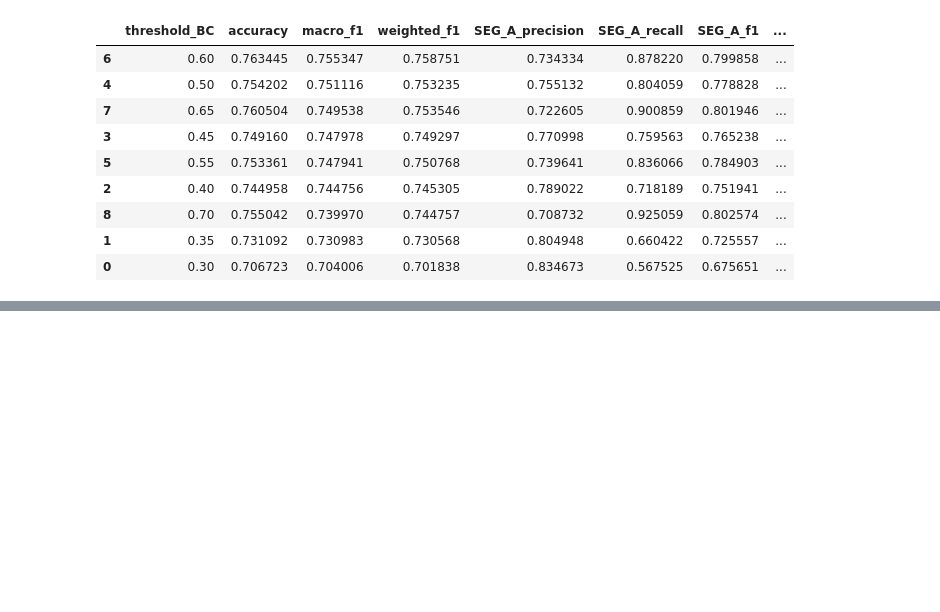
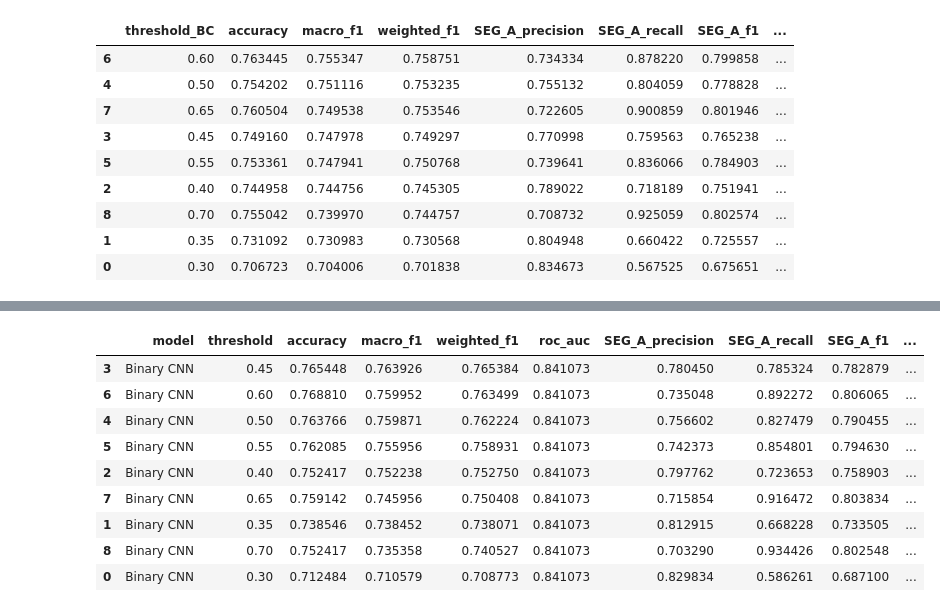
Before and after one commit to david-bazalduaa/Pfizer-segmentation-Ulcerative-Colitis, a Jupyter notebook: Neural network/A_vs_BC_FinalModel.ipynb, the cells around one changed output, grey strips where cells are left out. Cells and saved outputs as stored; diff of their text form; code cells hidden in the pictures; blank space fills up the shorter version.

```diff
--- a/Neural network/A_vs_BC_FinalModel.ipynb
+++ b/Neural network/A_vs_BC_FinalModel.ipynb
@@ -119,3 +119,16 @@ print("Test:", X_test.shape, y_test.shape)
 Train: (7140, 86, 65) (7140,)
 Val: (2379, 86, 65) (2379,)
 Test: (2380, 86, 65) (2380,)
+# %%
+# %%
+X_train_flat = X_train.numpy().reshape(X_train.shape[0], -1)
+X_val_flat = X_val.numpy().reshape(X_val.shape[0], -1)
+X_test_flat = X_test.numpy().reshape(X_test.shape[0], -1)
+
+y_train_np = y_train.numpy()
+y_val_np = y_val.numpy()
+y_test_np = y_test.numpy()
+
+print("X_train_flat:", X_train_flat.shape)
+print("X_val_flat:", X_val_flat.shape)
+print("X_test_flat:", X_test_flat.shape)
@@ -122,3 +175,22 @@ Test: (2380, 86, 65) (2380,)
+# %%
+# %%
+def threshold_search_binary(y_true, y_proba, model_name="Model"):
+    rows = []
+
+    for threshold in np.arange(0.30, 0.71, 0.05):
+        rows.append(
+            evaluate_binary_predictions(
+                y_true=y_true,
+                y_proba=y_proba,
+                threshold=round(float(threshold), 2),
+                model_name=model_name
+            )
+        )
+
+    return pd.DataFrame(rows).sort_values(
+        ["macro_f1", "weighted_f1", "SEG_BC_recall"],
+        ascending=False
+    )
 # %%
 #Check distribution of classes in each split
 def show_distribution(y_tensor, name):
@@ -486,3 +558,16 @@ threshold_df.sort_values("macro_f1", ascending=False)
 | 8 | 0.70 | 0.755042 | 0.739970 | 0.744757 | 0.708732 | 0.925059 | 0.802574 | ... |
 | 1 | 0.35 | 0.731092 | 0.730983 | 0.730568 | 0.804948 | 0.660422 | 0.725557 | ... |
 | 0 | 0.30 | 0.706723 | 0.704006 | 0.701838 | 0.834673 | 0.567525 | 0.675651 | ... |
+# %%
+# %%
+cnn_val_proba = binary_cnn.predict(X_val)[:, 1]
+cnn_test_proba = binary_cnn.predict(X_test)[:, 1]
+
+cnn_thresholds = threshold_search_binary(
+    y_true=y_val_np,
+    y_proba=cnn_val_proba,
+    model_name="Binary CNN"
+)
+
+cnn_thresholds.head(10)
+# %% [output]
@@ -488,0 +576,10 @@ threshold_df.sort_values("macro_f1", ascending=False)
+|  | model | threshold | accuracy | macro_f1 | weighted_f1 | roc_auc | SEG_A_precision | SEG_A_recall | SEG_A_f1 | ... |
+| 3 | Binary CNN | 0.45 | 0.765448 | 0.763926 | 0.765384 | 0.841073 | 0.780450 | 0.785324 | 0.782879 | ... |
+| 6 | Binary CNN | 0.60 | 0.768810 | 0.759952 | 0.763499 | 0.841073 | 0.735048 | 0.892272 | 0.806065 | ... |
+| 4 | Binary CNN | 0.50 | 0.763766 | 0.759871 | 0.762224 | 0.841073 | 0.756602 | 0.827479 | 0.790455 | ... |
+| 5 | Binary CNN | 0.55 | 0.762085 | 0.755956 | 0.758931 | 0.841073 | 0.742373 | 0.854801 | 0.794630 | ... |
+| 2 | Binary CNN | 0.40 | 0.752417 | 0.752238 | 0.752750 | 0.841073 | 0.797762 | 0.723653 | 0.758903 | ... |
+| 7 | Binary CNN | 0.65 | 0.759142 | 0.745956 | 0.750408 | 0.841073 | 0.715854 | 0.916472 | 0.803834 | ... |
+| 1 | Binary CNN | 0.35 | 0.738546 | 0.738452 | 0.738071 | 0.841073 | 0.812915 | 0.668228 | 0.733505 | ... |
+| 8 | Binary CNN | 0.70 | 0.752417 | 0.735358 | 0.740527 | 0.841073 | 0.703290 | 0.934426 | 0.802548 | ... |
+| 0 | Binary CNN | 0.30 | 0.712484 | 0.710579 | 0.708773 | 0.841073 | 0.829834 | 0.586261 | 0.687100 | ... |
```
Also changed, not shown: parts of 24 cells of this notebook.
